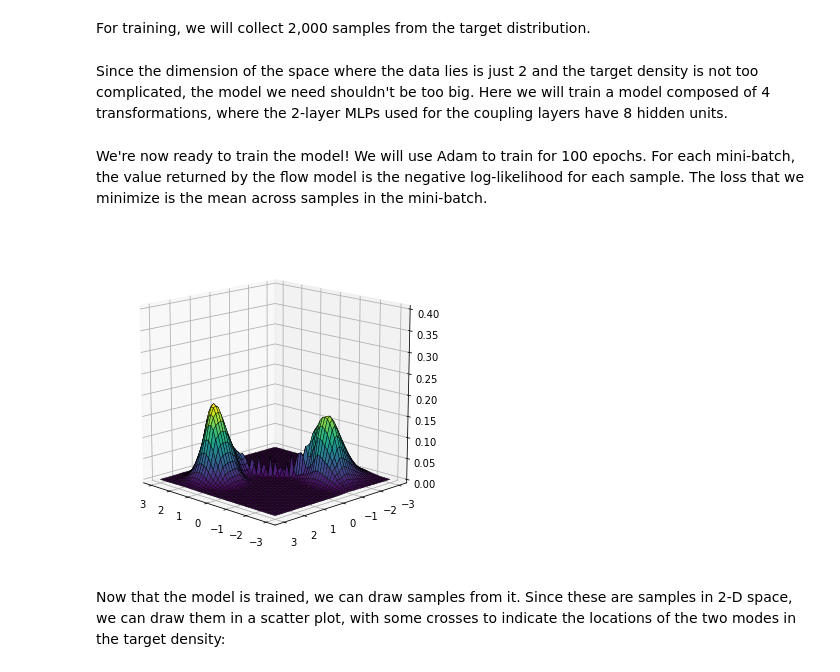
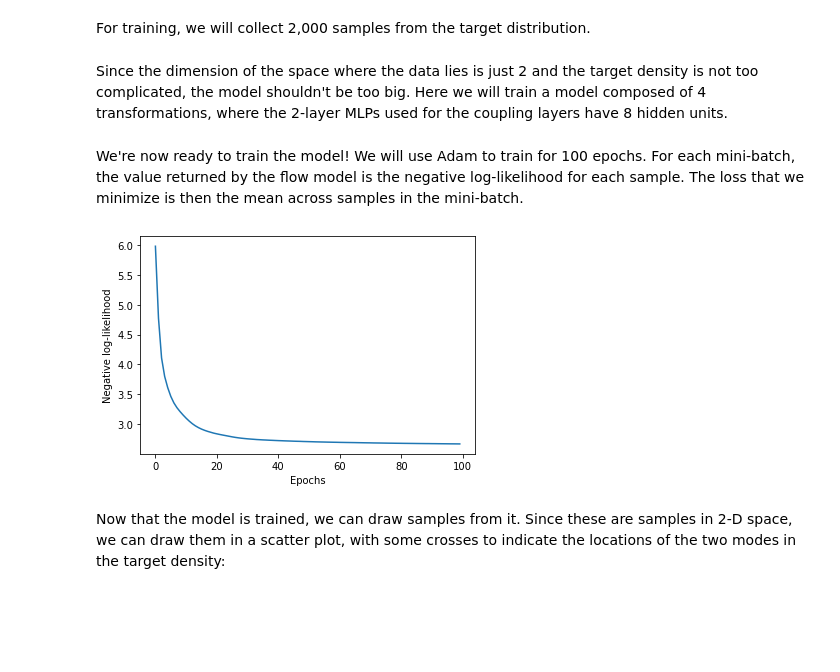
Before and after one commit to dfdazac/studious-rotary-phone, a Jupyter notebook: 02-flows/02-flows.ipynb, the cells around one changed output. Cells and saved outputs as stored; diff of their text form; code cells hidden in the pictures; blank space fills up the shorter version.

Commit message:
Finished flows notebook

```diff
--- a/02-flows/02-flows.ipynb
+++ b/02-flows/02-flows.ipynb
@@ -226,53 +230,48 @@ For training, we will collect 2,000 samples from the target distribution.
 from torch.utils.data import TensorDataset, DataLoader
 
 dataset = TensorDataset(target.sample(2000))
-loader = DataLoader(dataset, batch_size=128)
+loader = DataLoader(dataset, batch_size=64)
 # %% [markdown]
-Since the dimension of the space where the data lies is just 2 and the target density is not too complicated, the model we need shouldn't be too big. Here we will train a model composed of 4 transformations, where the 2-layer MLPs used for the coupling layers have 8 hidden units.
+Since the dimension of the space where the data lies is just 2 and the target density is not too complicated, the model shouldn't be too big. Here we will train a model composed of 4 transformations, where the 2-layer MLPs used for the coupling layers have 8 hidden units.
 # %%
 flow = NormalizingFlow(dim=2, num_flows=4, num_hidden=8)
 # %% [markdown]
-We're now ready to train the model! We will use Adam to train for 100 epochs. For each mini-batch, the value returned by the flow model is the negative log-likelihood for each sample. The loss that we minimize is the mean across samples in the mini-batch.
+We're now ready to train the model! We will use Adam to train for 100 epochs. For each mini-batch, the value returned by the flow model is the negative log-likelihood for each sample. The loss that we minimize is then the mean across samples in the mini-batch.
 # %%
 import matplotlib.pyplot as plt
 from torch.optim import Adam
 from tqdm.notebook import tqdm
 
-optimizer = Adam(flow.parameters(), lr=5e-4)
+optimizer = Adam(flow.parameters())
 
-num_epochs = 200
+num_epochs = 100
 num_iters = num_epochs * len(loader)
 progress = tqdm(total=num_iters)
 
 losses = np.zeros(num_epochs)
-iterations = 0
 
 for epoch in range(1, num_epochs + 1):
     for data in loader:
         loss = flow(data[0]).mean()
 
         optimizer.zero_grad()
         loss.backward()
         optimizer.step()
 
         desc = f'Epoch {epoch}/{num_epochs} - loss: {loss.item():.3f}'
         progress.set_description_str(desc)
         progress.update()
 
         losses[epoch - 1] += loss.item()
 
-        if iterations % 14 == 0:
-            save_flow_density_plot(flow, iterations)
-        iterations += 1
-
     losses[epoch - 1] /= len(loader)
 
 progress.close()
-# plt.plot(losses)
-# plt.xlabel('Epochs')
-# plt.ylabel('Negative log-likelihood');
+plt.plot(losses)
+plt.xlabel('Epochs')
+plt.ylabel('Negative log-likelihood');
 # %% [output]
-[figure, old version]
+[figure, new version]
 # %% [markdown]
 Now that the model is trained, we can draw samples from it. Since these are samples in 2-D space, we can draw them in a scatter plot, with some crosses to indicate the locations of the two modes in the target density:
 # %%
```
Also changed, not shown: parts of 12 cells of this notebook, 2 other files.
